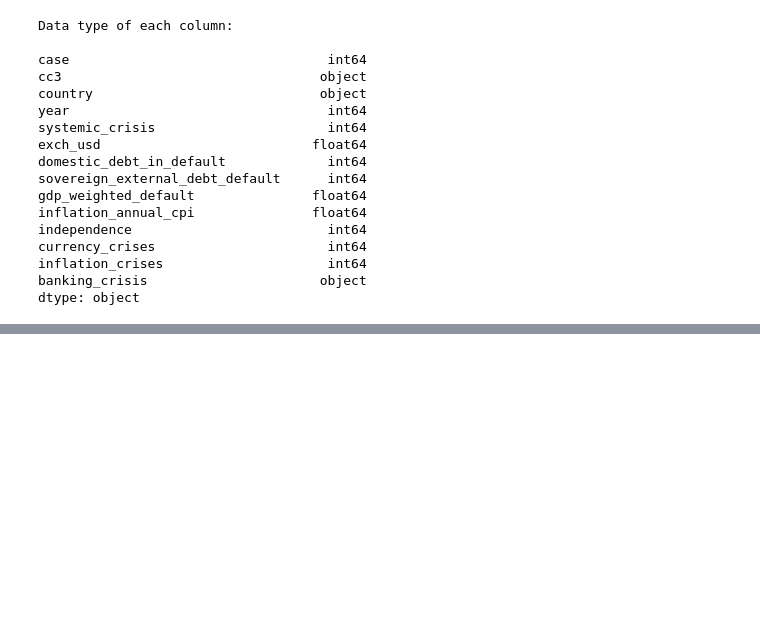
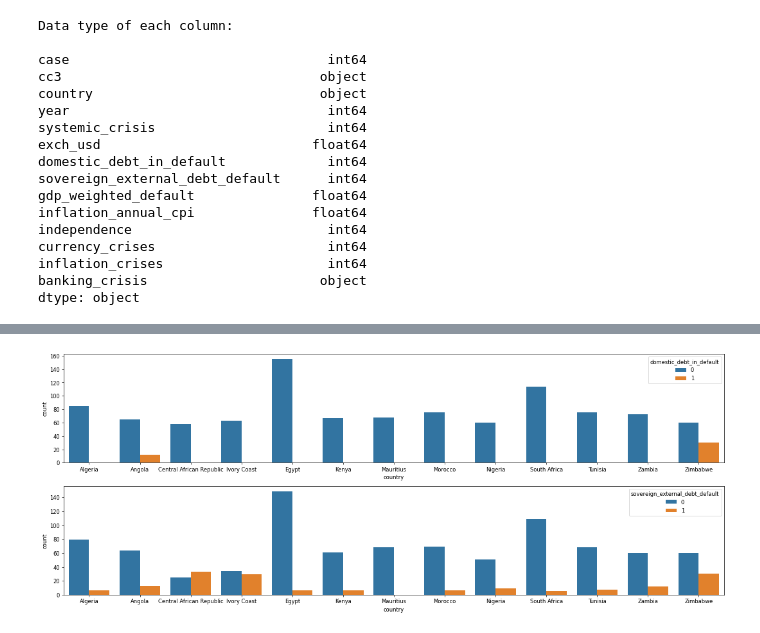
Before and after one commit to Ahyoh1/SGA08_DATASCI, a Jupyter notebook: Week 3 Challenge.ipynb, the cells around one changed output, grey strips where cells are left out. Saved outputs shown, nothing was run; the diff lists cells and outputs as text; code cells hidden in the pictures; blank space fills up the shorter version.

```diff
--- a/Week 3 Challenge.ipynb
+++ b/Week 3 Challenge.ipynb
@@ -73,0 +152,11 @@ cleaned_african_crises=cleaned_african_crises.dropna()
+# %%
+#Visualizing different types of debts
+fig, axes = plt.subplots(ncols=1, nrows=2, figsize=(18,7), dpi= 60)
+axes = axes.flatten()
+cols = ['domestic_debt_in_default','sovereign_external_debt_default']
+for i, ax in zip(cols, axes):
+  sns.countplot(x = 'country', ax = ax, data = african_crises, hue = i)
+plt.tight_layout()
+display()
+# %% [output]
+[figure, added]
```
Also changed, not shown: parts of 21 cells of this notebook.
